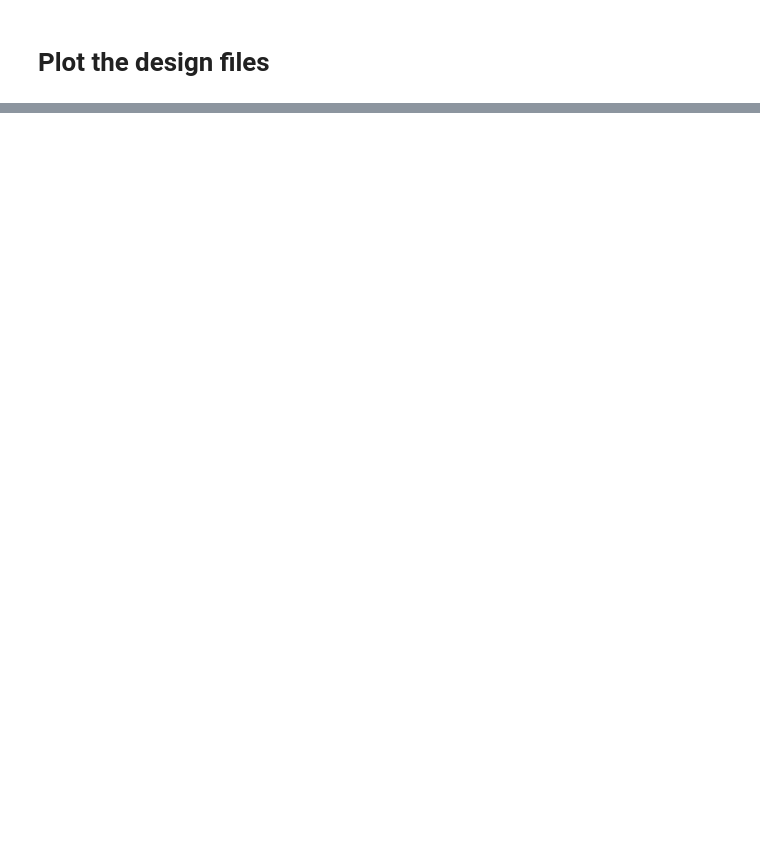
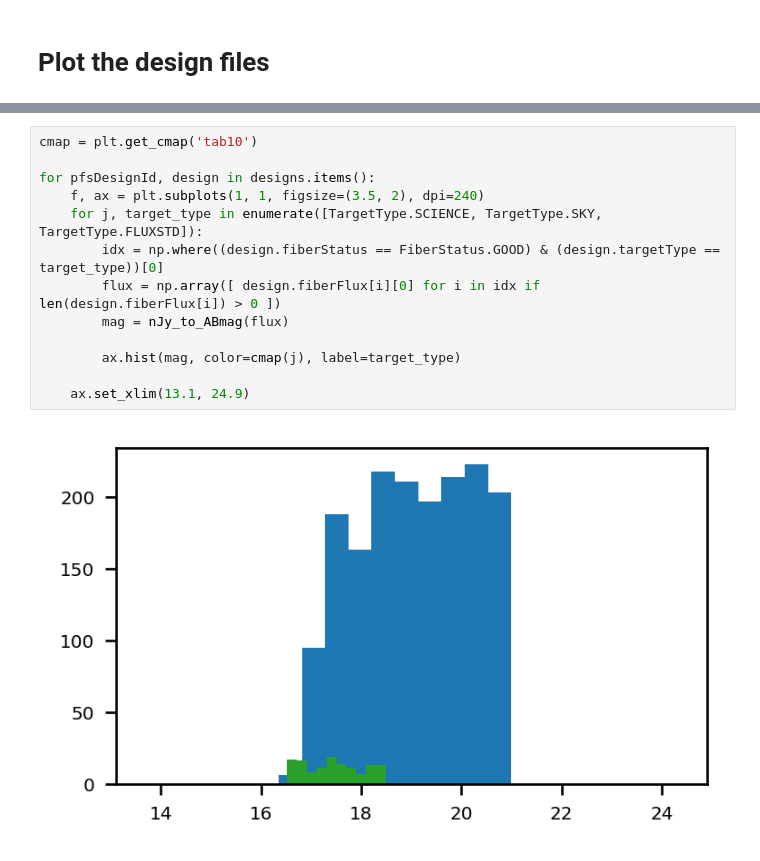
Before and after one commit to Subaru-PFS-GA/ga_targeting, a Jupyter notebook: python/pfs/ga/targeting/scripts/netflow/notebooks/design.ipynb, the cells around one changed output, grey strips where cells are left out. Drawn from its saved outputs; the diff is of its cells as text; blank space fills up the shorter version.

```diff
--- a/python/pfs/ga/targeting/scripts/netflow/notebooks/design.ipynb
+++ b/python/pfs/ga/targeting/scripts/netflow/notebooks/design.ipynb
@@ -102,0 +116,15 @@ for pfsDesignId, design in designs.items():
+# %%
+cmap = plt.get_cmap('tab10')
+
+for pfsDesignId, design in designs.items():
+    f, ax = plt.subplots(1, 1, figsize=(3.5, 2), dpi=240)
+    for j, target_type in enumerate([TargetType.SCIENCE, TargetType.SKY, TargetType.FLUXSTD]):
+        idx = np.where((design.fiberStatus == FiberStatus.GOOD) & (design.targetType == target_type))[0]
+        flux = np.array([ design.fiberFlux[i][0] for i in idx if len(design.fiberFlux[i]) > 0 ])
+        mag = nJy_to_ABmag(flux)
+
+        ax.hist(mag, color=cmap(j), label=target_type)
+
+    ax.set_xlim(13.1, 24.9)
+# %% [output]
+[figure, added]
```
Also changed, not shown: parts of 11 cells of this notebook, 1 other file.
